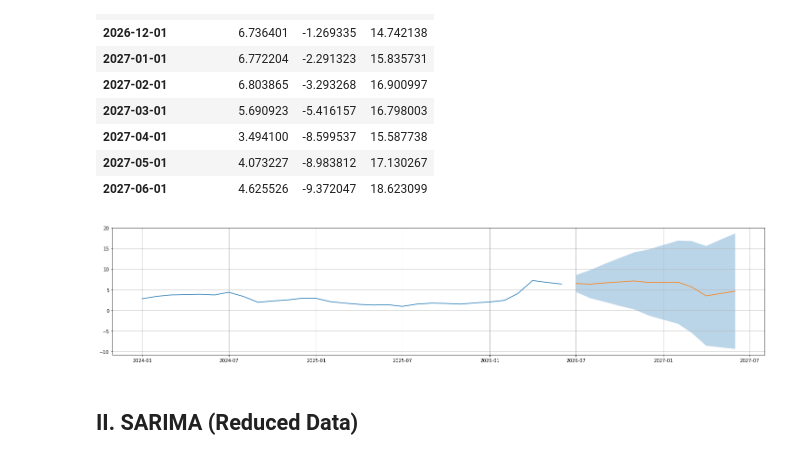
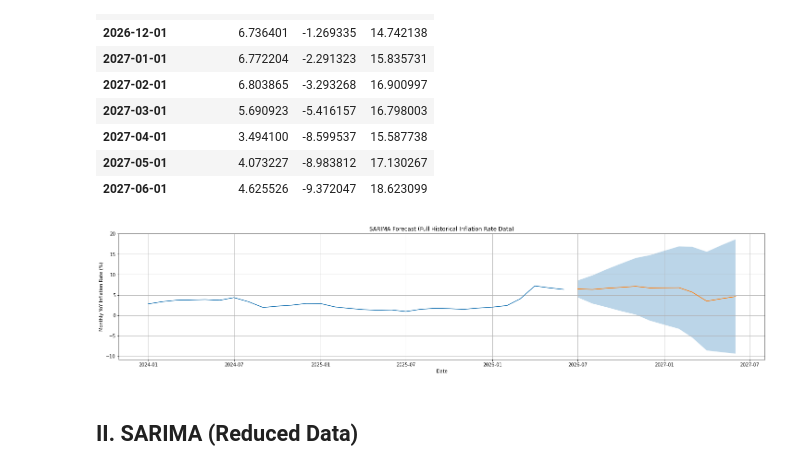
Before and after one commit to xxtofff/Inflation-Forecasting, a Jupyter notebook: notebooks/04_sarima.ipynb, the cells around one changed output. Cells and saved outputs as stored; diff of their text form; code cells hidden in the pictures.

```diff
--- a/notebooks/04_sarima.ipynb
+++ b/notebooks/04_sarima.ipynb
@@ -111,12 +138,17 @@ full_nexog_forecast
 # %%
 plt.figure(figsize = (25, 5))
 plt.plot(inf_rate['2024':])
 plt.plot(full_nexog_forecast['NExog Full Forecast'])
 plt.fill_between(full_nexog_forecast.index, full_nexog_forecast['Low'], full_nexog_forecast['High'], alpha = 0.3)
 plt.grid(True)
+plt.xlabel('Date')
+plt.ylabel('Monthly YoY Inflation Rate (%)')
+plt.title('SARIMA Forecast (Full Historical Inflation Rate Data)')
+plt.savefig('..//outputs//figures//nexog_full_forecast.jpg', dpi = 300, bbox_inches = 'tight')
+plt.savefig('..//outputs//figures//nexog_full_forecast.png', dpi = 300, bbox_inches = 'tight')
 plt.show()
 # %% [output]
-[figure, old version]
+[figure, new version]
 # %% [markdown]
 ## II. SARIMA (Reduced Data)
 # %%
```
Also changed, not shown: parts of 15 cells of this notebook, 29 other files.
